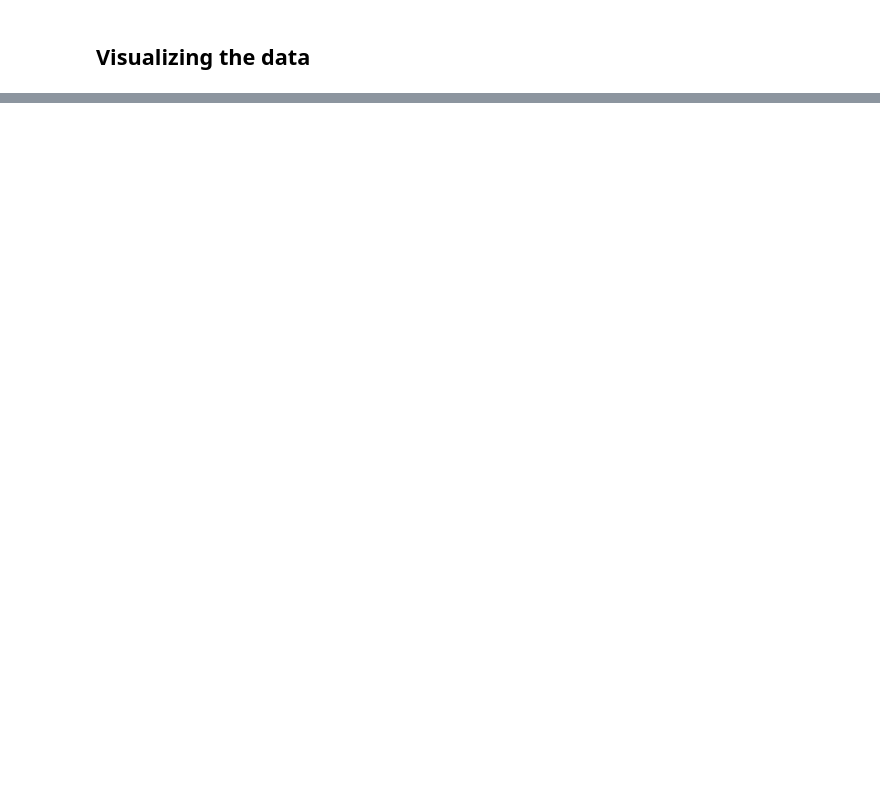
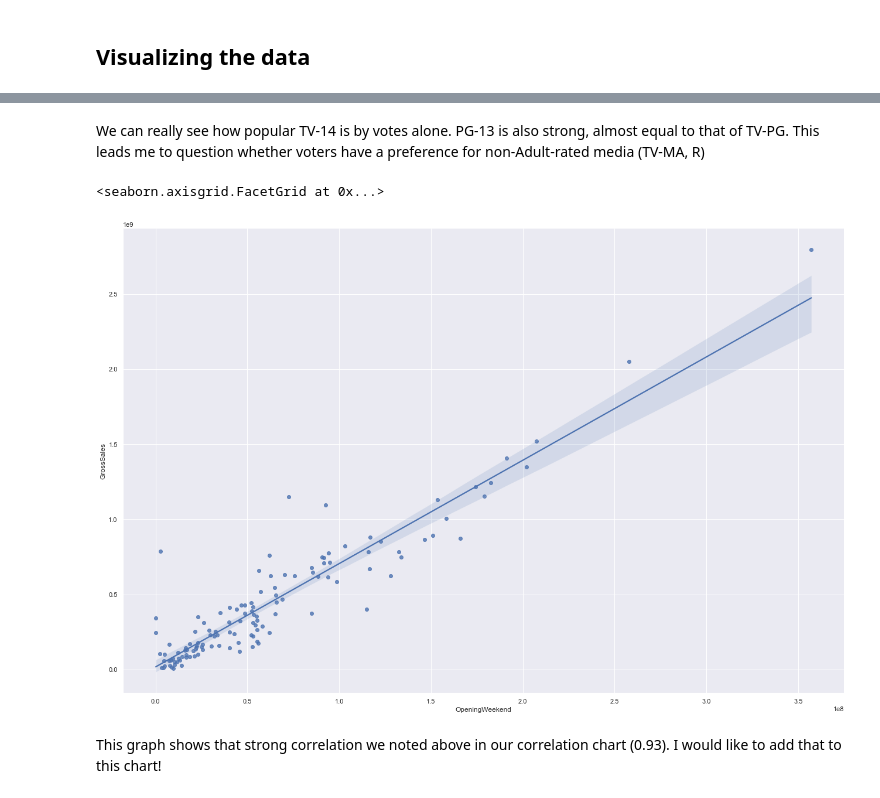
Before and after one commit to mattgraham93/DA320, a Jupyter notebook: assignments/MattGraham_Assignment4.ipynb, the cells around one changed output, grey strips where cells are left out. Cells and saved outputs as stored; diff of their text form; code cells hidden in the pictures; blank space fills up the shorter version.

```diff
--- a/assignments/MattGraham_Assignment4.ipynb
+++ b/assignments/MattGraham_Assignment4.ipynb
@@ -85,0 +136,11 @@ Index(['ID', 'Title', 'Runtime', 'Rating', 'Votes', 'MPAARating',
+# %% [markdown]
+We can really see how popular TV-14 is by votes alone. PG-13 is also strong, almost equal to that of TV-PG. This leads me to question whether voters have a preference for non-Adult-rated media (TV-MA, R)
+# %%
+# create lineplot looking at observations between opening weekend and sales
+# height replaces sns.set when available
+sns.lmplot(x="OpeningWeekend", y="GrossSales", data=movie_df, height=12, aspect=1.5)
+# %% [output]
+<seaborn.axisgrid.FacetGrid at 0x...>
+[figure, added]
+# %% [markdown]
+This graph shows that strong correlation we noted above in our correlation chart (0.93). I would like to add that to this chart!
```
Also changed, not shown: parts of 31 cells of this notebook.
